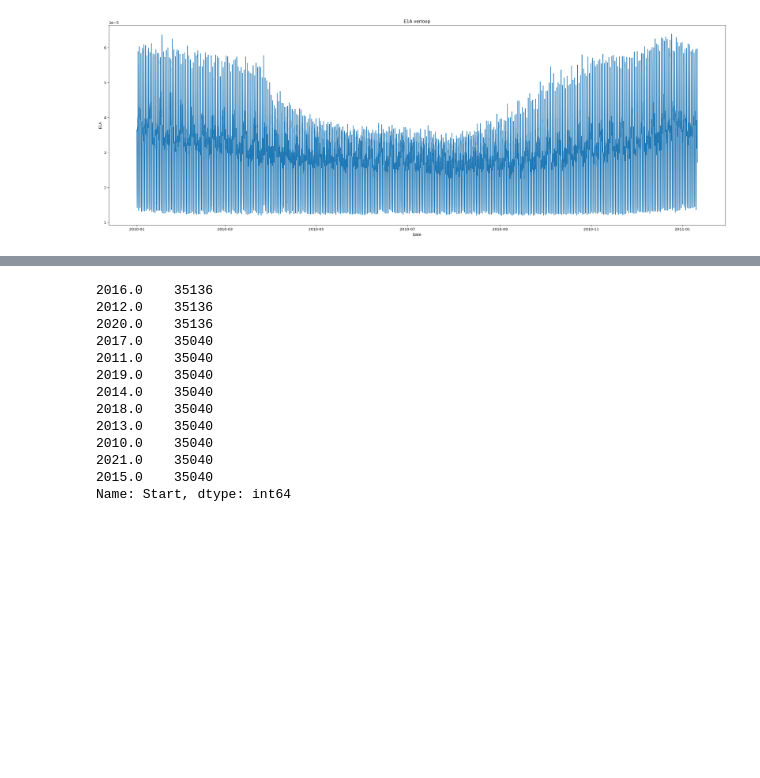
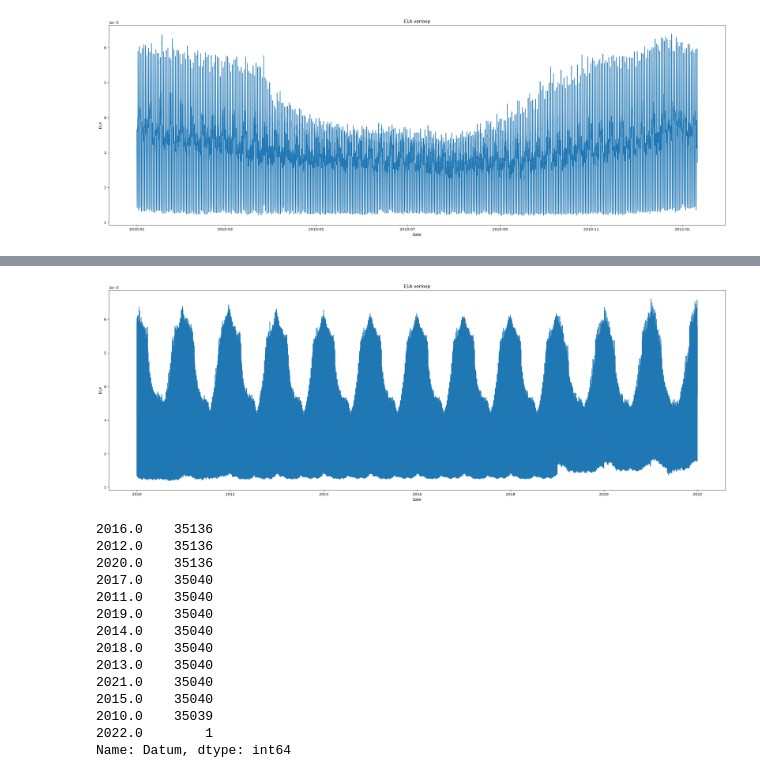
Before and after one commit to processminery/jads_enexis, a Jupyter notebook: notebooks/NEDU files.ipynb, the cells around one changed output, grey strips where cells are left out. Saved outputs shown, nothing was run; the diff lists cells and outputs as text; code cells hidden in the pictures; blank space fills up the shorter version.

```diff
--- a/notebooks/NEDU files.ipynb
+++ b/notebooks/NEDU files.ipynb
@@ -170,5 +178,13 @@ plt.show()
+# %%
+# Time series plot voor (een gedeelte van) 2019. Controle of alle data visueel ook correct lijkt
+plt.figure(figsize=(30,10), dpi=100)
+plt.plot(combined_df.Datum, combined_df.E1A, color='tab:blue')
+plt.gca().set(title='E1A verloop', xlabel='Date', ylabel='E1A')
+plt.show()
+# %% [output]
+[figure, added]
 # %%
-combined_df.Start.dt.year.value_counts()
+combined_df.Datum.dt.year.value_counts()
 # %% [output]
 2016.0    35136
 2012.0    35136
@@ -179,10 +195,11 @@ combined_df.Start.dt.year.value_counts()
 2014.0    35040
 2018.0    35040
 2013.0    35040
-2010.0    35040
 2021.0    35040
 2015.0    35040
-Name: Start, dtype: int64
+2010.0    35039
+2022.0        1
+Name: Datum, dtype: int64
 # %%
 combined_df.head(15)
 # %% [output]
```
Also changed, not shown: parts of 7 cells of this notebook, 2 other files.
